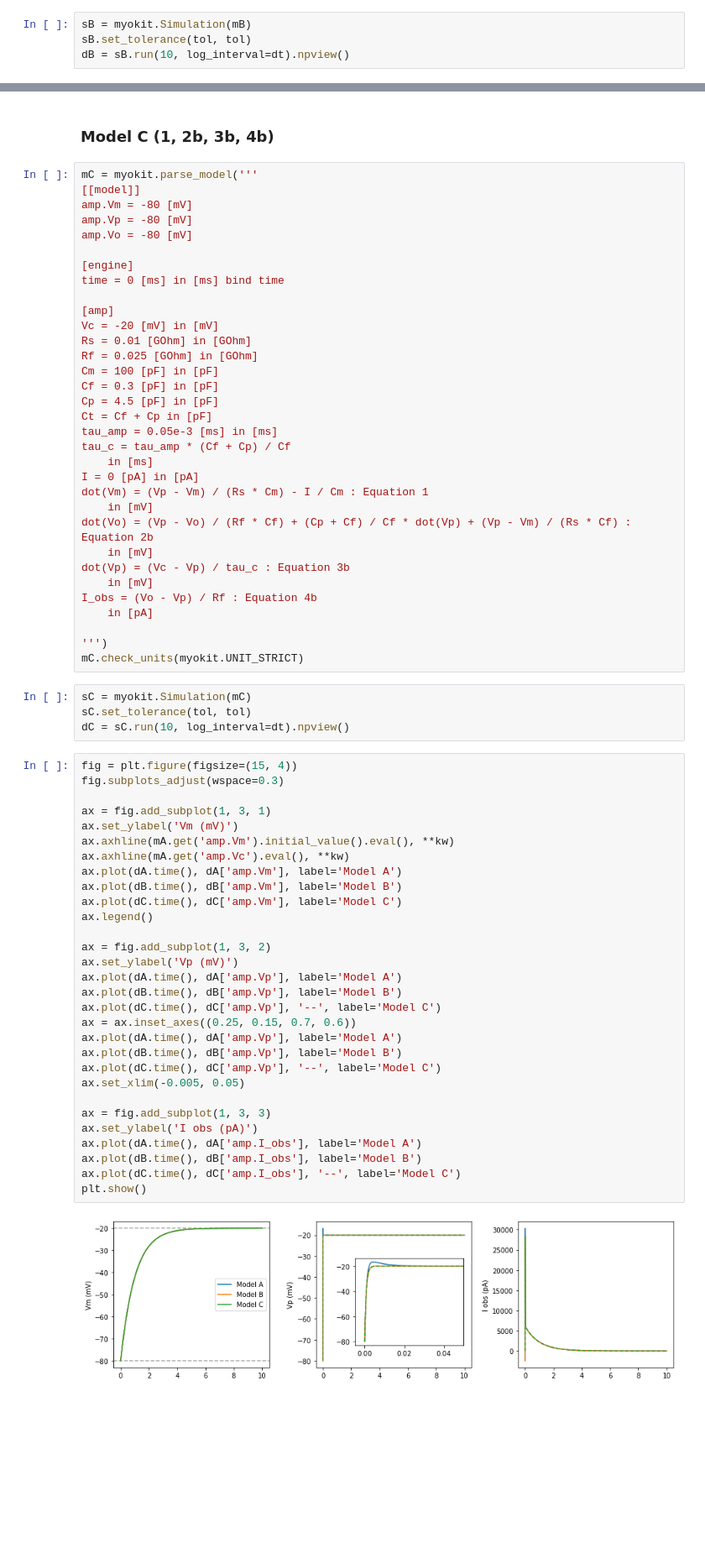
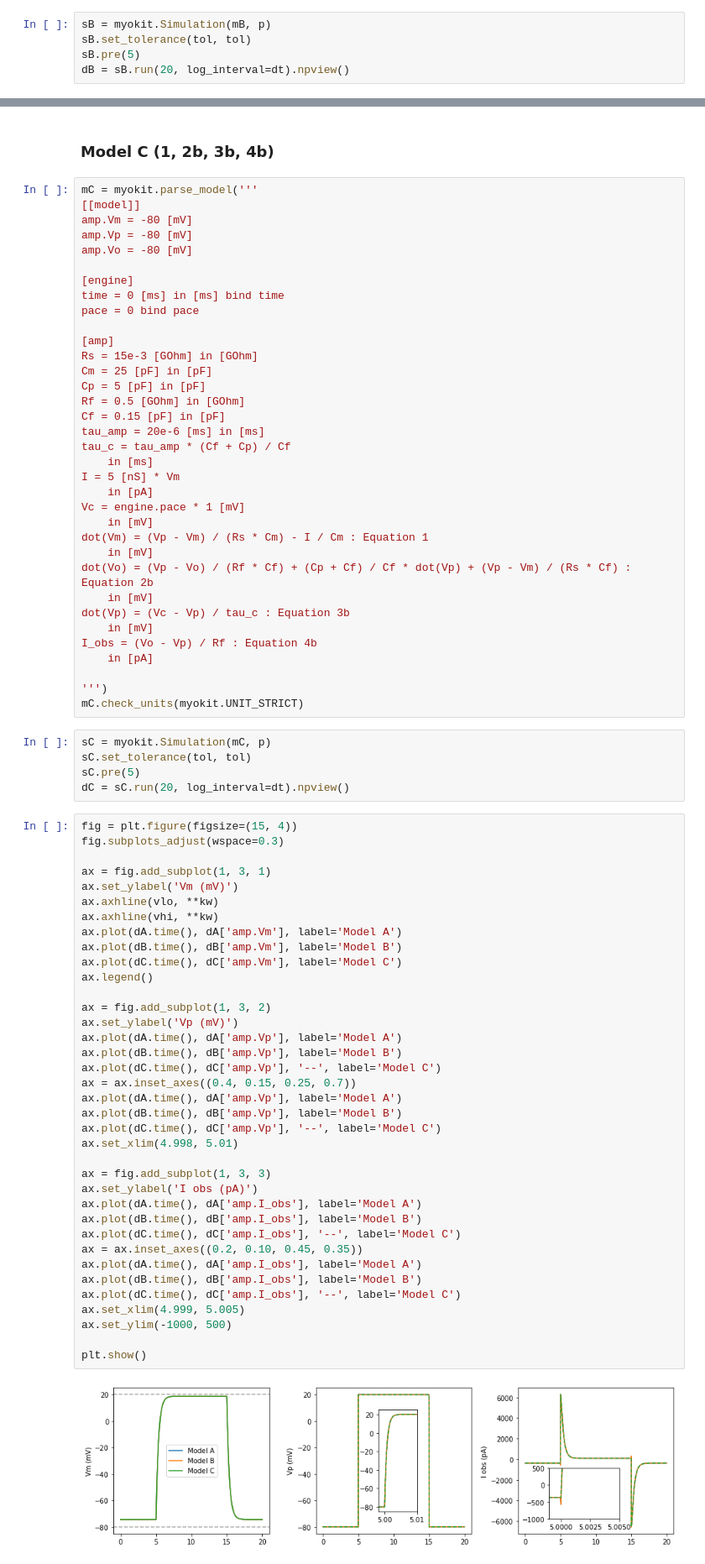
Before and after one commit to CardiacModelling/fitting-notebooks, a Jupyter notebook: artefacts/appendix-F-uncompensated-models.ipynb, the cells around one changed output, grey strips where cells are left out. Shown at 84% size. Saved outputs shown, nothing was run; the diff lists cells and outputs as text; blank space fills up the shorter version.

```diff
--- a/artefacts/appendix-F-uncompensated-models.ipynb
+++ b/artefacts/appendix-F-uncompensated-models.ipynb
@@ -260,7 +258,8 @@ Tau c: 0.8 us
 # %%
-sB = myokit.Simulation(mB)
+sB = myokit.Simulation(mB, p)
 sB.set_tolerance(tol, tol)
-dB = sB.run(10, log_interval=dt).npview()
+sB.pre(5)
+dB = sB.run(20, log_interval=dt).npview()
 # %%
 fig = plt.figure(figsize=(15, 4))
 fig.subplots_adjust(wspace=0.3)
@@ -302,19 +319,21 @@ amp.Vo = -80 [mV]
 
 [engine]
 time = 0 [ms] in [ms] bind time
+pace = 0 bind pace
 
 [amp]
-Vc = -20 [mV] in [mV]
-Rs = 0.01 [GOhm] in [GOhm]
-Rf = 0.025 [GOhm] in [GOhm]
-Cm = 100 [pF] in [pF]
-Cf = 0.3 [pF] in [pF]
-Cp = 4.5 [pF] in [pF]
-Ct = Cf + Cp in [pF]
-tau_amp = 0.05e-3 [ms] in [ms]
+Rs = 15e-3 [GOhm] in [GOhm]
+Cm = 25 [pF] in [pF]
+Cp = 5 [pF] in [pF]
+Rf = 0.5 [GOhm] in [GOhm]
+Cf = 0.15 [pF] in [pF]
+tau_amp = 20e-6 [ms] in [ms]
 tau_c = tau_amp * (Cf + Cp) / Cf
     in [ms]
-I = 0 [pA] in [pA]
+I = 5 [nS] * Vm
+    in [pA]
+Vc = engine.pace * 1 [mV]
+    in [mV]
 dot(Vm) = (Vp - Vm) / (Rs * Cm) - I / Cm : Equation 1
     in [mV]
 dot(Vo) = (Vp - Vo) / (Rf * Cf) + (Cp + Cf) / Cf * dot(Vp) + (Vp - Vm) / (Rs * Cf) : Equation 2b
@@ -327,39 +346,47 @@ I_obs = (Vo - Vp) / Rf : Equation 4b
 ''')
 mC.check_units(myokit.UNIT_STRICT)
 # %%
-sC = myokit.Simulation(mC)
+sC = myokit.Simulation(mC, p)
 sC.set_tolerance(tol, tol)
-dC = sC.run(10, log_interval=dt).npview()
+sC.pre(5)
+dC = sC.run(20, log_interval=dt).npview()
 # %%
 fig = plt.figure(figsize=(15, 4))
 fig.subplots_adjust(wspace=0.3)
 
 ax = fig.add_subplot(1, 3, 1)
 ax.set_ylabel('Vm (mV)')
-ax.axhline(mA.get('amp.Vm').initial_value().eval(), **kw)
-ax.axhline(mA.get('amp.Vc').eval(), **kw)
+ax.axhline(vlo, **kw)
+ax.axhline(vhi, **kw)
 ax.plot(dA.time(), dA['amp.Vm'], label='Model A')
 ax.plot(dB.time(), dB['amp.Vm'], label='Model B')
 ax.plot(dC.time(), dC['amp.Vm'], label='Model C')
 ax.legend()
 
 ax = fig.add_subplot(1, 3, 2)
 ax.set_ylabel('Vp (mV)')
 ax.plot(dA.time(), dA['amp.Vp'], label='Model A')
 ax.plot(dB.time(), dB['amp.Vp'], label='Model B')
 ax.plot(dC.time(), dC['amp.Vp'], '--', label='Model C')
-ax = ax.inset_axes((0.25, 0.15, 0.7, 0.6))
+ax = ax.inset_axes((0.4, 0.15, 0.25, 0.7))
 ax.plot(dA.time(), dA['amp.Vp'], label='Model A')
 ax.plot(dB.time(), dB['amp.Vp'], label='Model B')
 ax.plot(dC.time(), dC['amp.Vp'], '--', label='Model C')
-ax.set_xlim(-0.005, 0.05)
+ax.set_xlim(4.998, 5.01)
 
 ax = fig.add_subplot(1, 3, 3)
 ax.set_ylabel('I obs (pA)')
 ax.plot(dA.time(), dA['amp.I_obs'], label='Model A')
 ax.plot(dB.time(), dB['amp.I_obs'], label='Model B')
 ax.plot(dC.time(), dC['amp.I_obs'], '--', label='Model C')
+ax = ax.inset_axes((0.2, 0.10, 0.45, 0.35))
+ax.plot(dA.time(), dA['amp.I_obs'], label='Model A')
+ax.plot(dB.time(), dB['amp.I_obs'], label='Model B')
+ax.plot(dC.time(), dC['amp.I_obs'], '--', label='Model C')
+ax.set_xlim(4.999, 5.005)
+ax.set_ylim(-1000, 500)
+
 plt.show()
 # %% [output]
-[figure, old version]
+[figure, new version]
 # %% [markdown]
```
Also changed, not shown: parts of 26 cells of this notebook, 9 other files.
